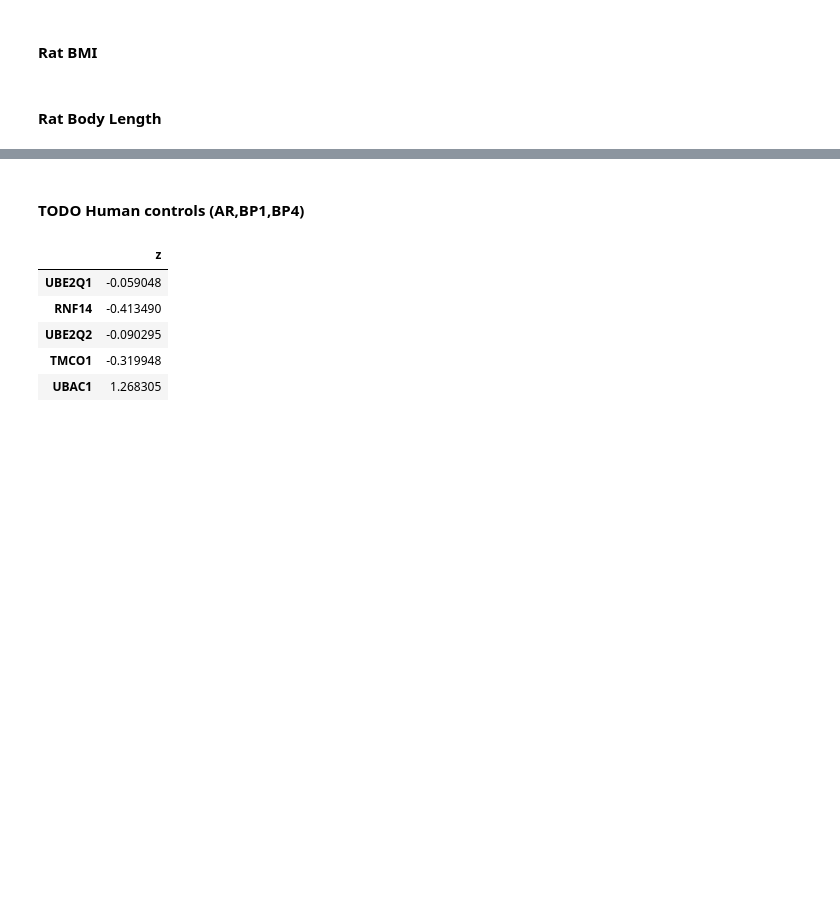
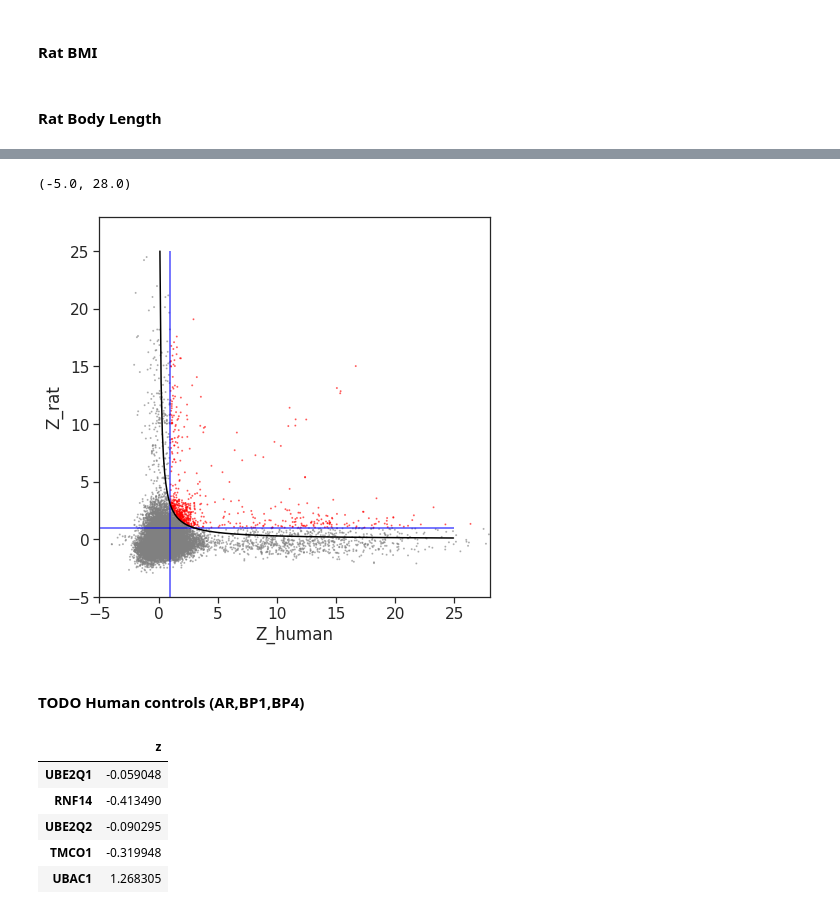
Before and after one commit to sarah-n-wright/CrossSpeciesBMI, a Jupyter notebook: Main Rat_Human.ipynb, the cells around one changed output, grey strips where cells are left out. Drawn from its saved outputs; the diff is of its cells as text; code cells hidden in the pictures; blank space fills up the shorter version.

```diff
--- a/Main Rat_Human.ipynb
+++ b/Main Rat_Human.ipynb
@@ -235,3 +241,22 @@ else:
+# %%
+data = z_rat_BMI.join(z_human_bin_BMI, lsuffix="_rat", rsuffix="_human")
+# %%
+data = data.assign(z_both=data.z_rat * data.z_human)
+# %%
+data["hue"] = data.apply(lambda x: "red" if (x["z_both"] > 3 and x["z_rat"] > 1 and x["z_human"] > 1) else "grey", axis=1)
+# %%
+plt.figure(figsize=(7,7))
+plt.scatter(data=data, x="z_human", y="z_rat", color="hue", s=1, alpha=0.5)
+plt.plot([(i+0.2)/10 for i in range(1,250)],[30/(i+0.2) for i in range(1, 250)], color="black")
+plt.hlines(y=1, xmin=-5, xmax=25, color="blue", alpha=0.7)
+plt.vlines(x=1, ymin=-5, ymax=25, color="blue", alpha=0.7)
+plt.xlabel("Z_human")
+plt.ylabel("Z_rat")
+plt.xlim((-5, 28))
+plt.ylim((-5, 28))
+# %% [output]
+(-5.0, 28.0)
+[figure, added]
 # %% [markdown]
 #### **TODO** Human controls (AR,BP1,BP4)
 # %%
```
Also changed, not shown: parts of 50 cells of this notebook.
